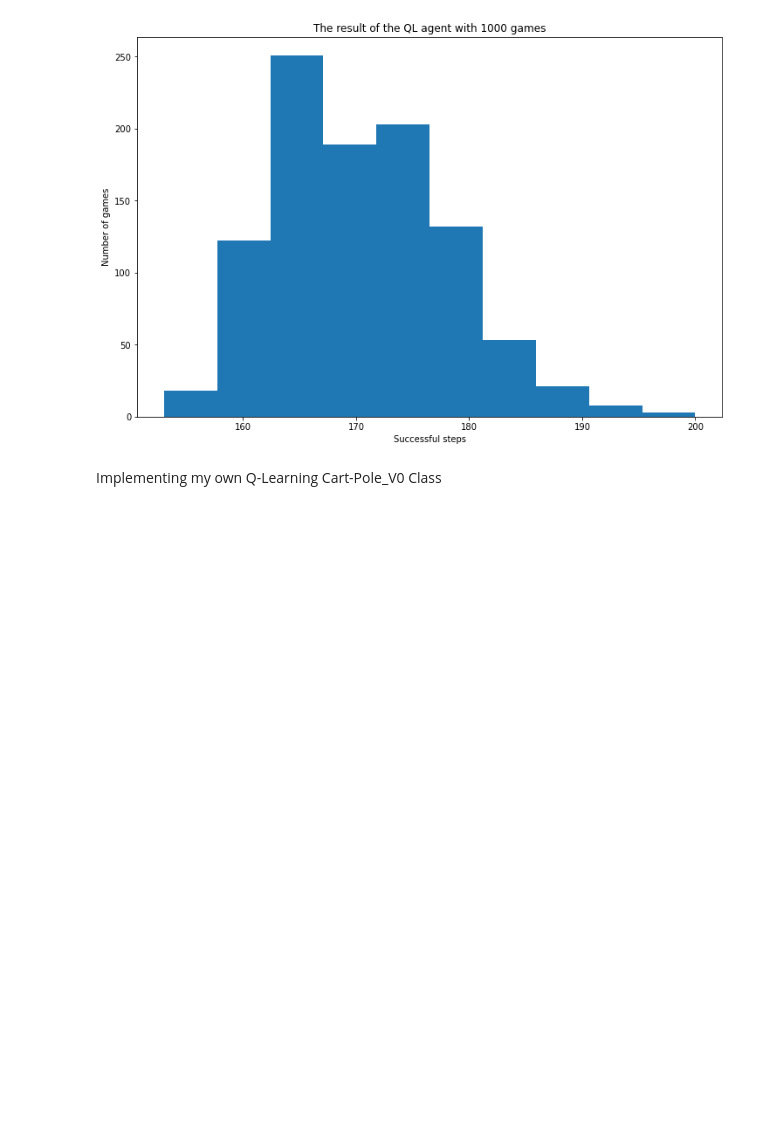
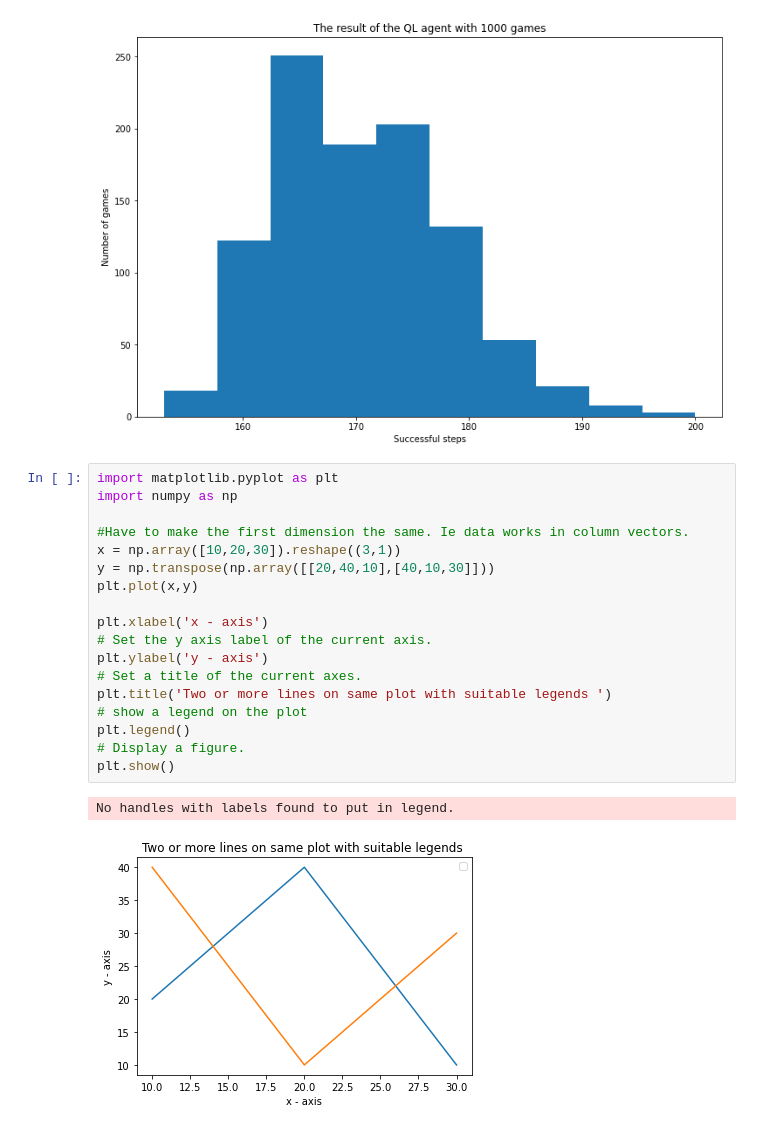
Before and after one commit to OscarPowell/Testing_RL, a Jupyter notebook: cartpole/OpenAI_Gym_Test.ipynb, the cells around one changed output. Cells and saved outputs as stored; diff of their text form; blank space fills up the shorter version.

```diff
--- a/cartpole/OpenAI_Gym_Test.ipynb
+++ b/cartpole/OpenAI_Gym_Test.ipynb
@@ -326,5 +326,24 @@ With QL, the maximum steps I can play is: 164 steps!
 
 The average (95% interval) I can play is 170.52 +- 15.1
 [figure]
-# %% [markdown]
-Implementing my own Q-Learning Cart-Pole_V0 Class
+# %%
+import matplotlib.pyplot as plt
+import numpy as np
+
+#Have to make the first dimension the same. Ie data works in column vectors.
+x = np.array([10,20,30]).reshape((3,1))
+y = np.transpose(np.array([[20,40,10],[40,10,30]]))
+plt.plot(x,y)
+
+plt.xlabel('x - axis')
+# Set the y axis label of the current axis.
+plt.ylabel('y - axis')
+# Set a title of the current axes.
+plt.title('Two or more lines on same plot with suitable legends ')
+# show a legend on the plot
+plt.legend()
+# Display a figure.
+plt.show()
+# %% [output]
+No handles with labels found to put in legend.
+[figure, added]
```
Also changed, not shown: parts of 1 cell of this notebook, 25 other files.
